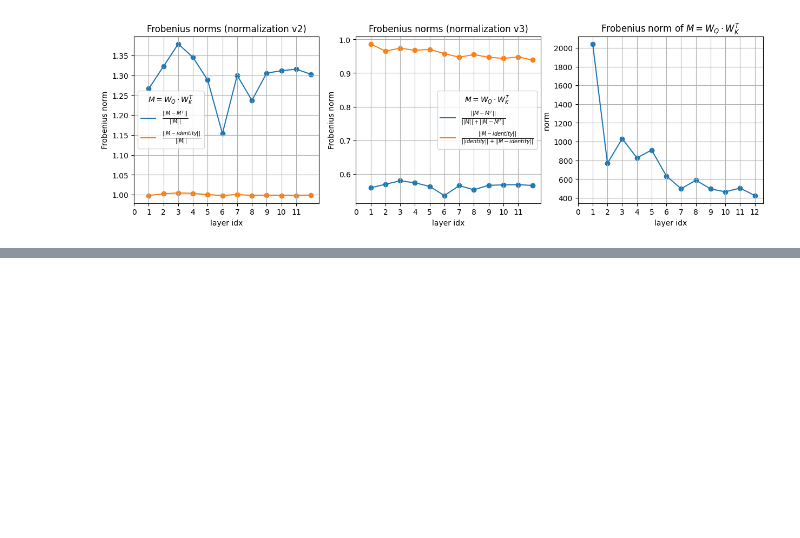
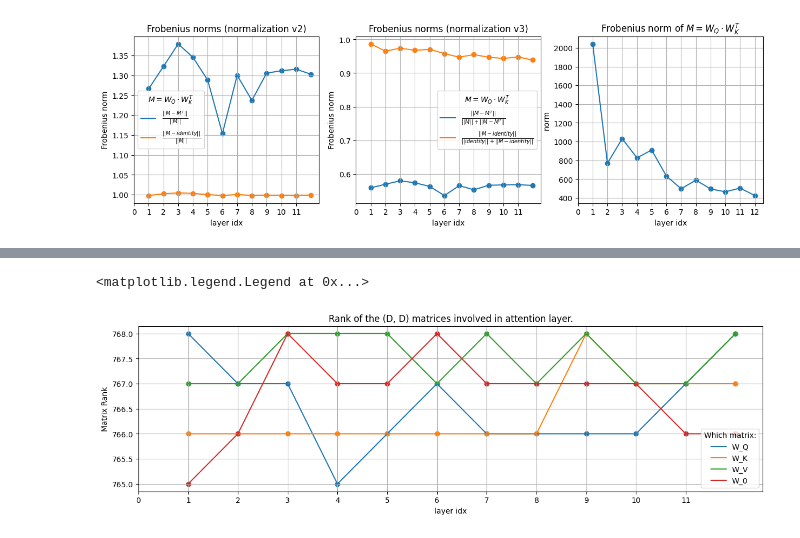
Before and after one commit to miriamzara/LCP_B_GPT2, a Jupyter notebook: FINAL_NOTEBOOK(S)/2_mh_attention.ipynb, the cells around one changed output, grey strips where cells are left out. Saved outputs shown, nothing was run; the diff lists cells and outputs as text; code cells hidden in the pictures; blank space fills up the shorter version.

Commit message:
new things on attention

```diff
--- a/FINAL_NOTEBOOK(S)/2_mh_attention.ipynb
+++ b/FINAL_NOTEBOOK(S)/2_mh_attention.ipynb
@@ -339,0 +372,35 @@ axs[2].grid()
+# %%
+import numpy as np
+
+q_rank = [np.linalg.matrix_rank(q) for q in q_weights]
+k_rank = [np.linalg.matrix_rank(k) for k in k_weights]
+v_rank = [np.linalg.matrix_rank(v) for v in v_weights]
+w0_rank = [np.linalg.matrix_rank(w0) for w0 in w0_weights]
+# %%
+fig, axs = plt.subplots(nrows = 1, ncols = 1, figsize = (15,4))
+
+
+axs.plot(np.arange(1, layer_max + 1), q_rank, label = "W_Q")
+axs.scatter(np.arange(1, layer_max + 1), q_rank)
+
+axs.plot(np.arange(1, layer_max + 1), k_rank, label = "W_K")
+axs.scatter(np.arange(1, layer_max + 1), k_rank)
+
+axs.plot(np.arange(1, layer_max + 1), v_rank, label = "W_V")
+axs.scatter(np.arange(1, layer_max + 1), v_rank)
+
+axs.plot(np.arange(1, layer_max + 1), w0_rank, label = "W_0")
+axs.scatter(np.arange(1, layer_max + 1), w0_rank)
+
+
+
+axs.grid()
+axs.set_title("Rank of the (D, D) matrices involved in attention layer.")
+axs.set_xlabel("layer idx")
+axs.set_ylabel("Matrix Rank")
+axs.set_xticks(np.arange(0, 12))
+
+axs.legend(title = "Which matrix:")
+# %% [output]
+<matplotlib.legend.Legend at 0x...>
+[figure, added]
```
Also changed, not shown: parts of 12 cells of this notebook, 3 other files.
